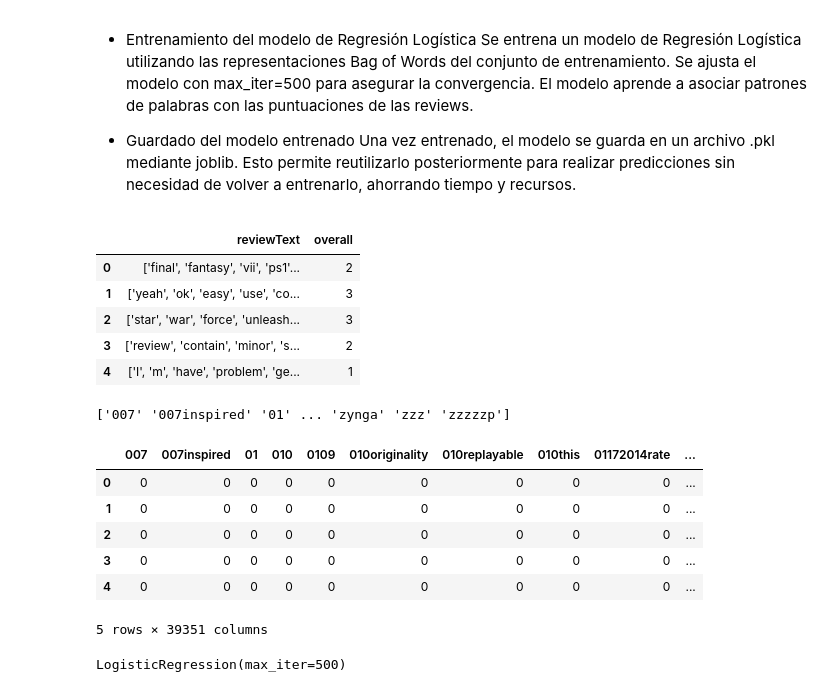
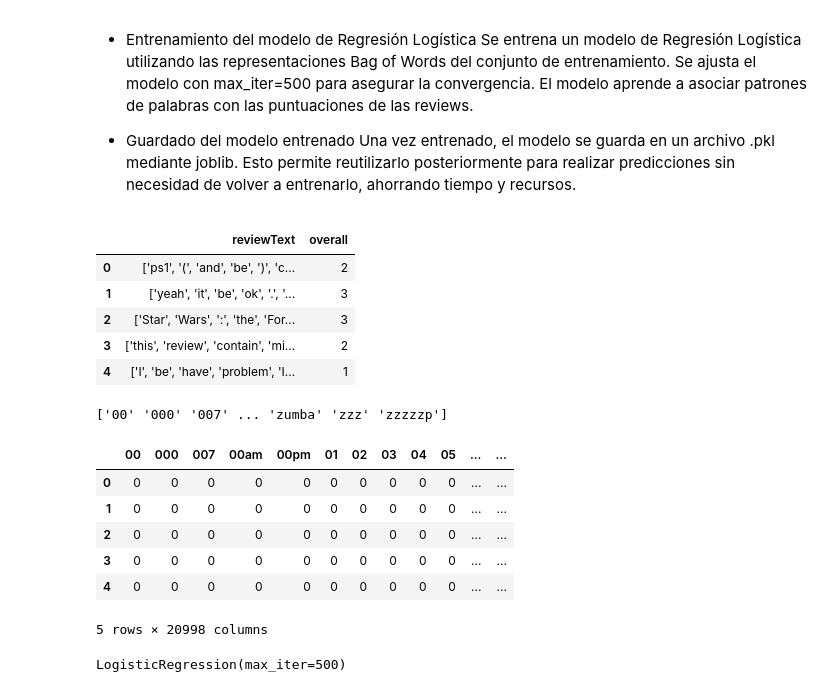
Before and after one commit to Rcerezo-dev/NLP, a Jupyter notebook: 3.0.Division_y_entrenamiento.ipynb, the cells around one changed output. Saved outputs shown, nothing was run; the diff lists cells and outputs as text; code cells hidden in the pictures.

```diff
--- a/3.0.Division_y_entrenamiento.ipynb
+++ b/3.0.Division_y_entrenamiento.ipynb
@@ -377,18 +377,18 @@ Esto permite reutilizarlo posteriormente para realizar predicciones sin necesida
 # %%
 
 # Cargamos el archivo .csv
 import pandas as pd
-path = r'C:\Users\rammu\Documents\projects\NLP_04\práctica\reviews_Video_Games_5_balanced_preprocessed.csv'
+path = r'reviews_Video_Games_5_balanced_preprocessed.csv'
 
 df = pd.read_csv(path)
 df.head()
 # %% [output]
 |  | reviewText | overall |
-| 0 | ['final', 'fantasy', 'vii', 'ps1'... | 2 |
-| 1 | ['yeah', 'ok', 'easy', 'use', 'co... | 3 |
-| 2 | ['star', 'war', 'force', 'unleash... | 3 |
-| 3 | ['review', 'contain', 'minor', 's... | 2 |
-| 4 | ['I', 'm', 'have', 'problem', 'ge... | 1 |
+| 0 | ['ps1', '(', 'and', 'be', ')', 'c... | 2 |
+| 1 | ['yeah', 'it', 'be', 'ok', '.', '... | 3 |
+| 2 | ['Star', 'Wars', ':', 'the', 'For... | 3 |
+| 3 | ['this', 'review', 'contain', 'mi... | 2 |
+| 4 | ['I', 'be', 'have', 'problem', 'I... | 1 |
 # %%
 from sklearn.feature_extraction.text import CountVectorizer
 vectorizer = CountVectorizer()
@@ -396,19 +396,19 @@ X = vectorizer.fit_transform(df['reviewText'])  # matriz dispersa
 # %%
 print(vectorizer.get_feature_names_out())
 # %% [output]
-['007' '007inspired' '01' ... 'zynga' 'zzz' 'zzzzzp']
+['00' '000' '007' ... 'zumba' 'zzz' 'zzzzzp']
 # %%
 import pandas as pd
 doc_term_matrix = pd.DataFrame(X.toarray(), columns=vectorizer.get_feature_names_out())
 doc_term_matrix.head()
 # %% [output]
-|  | 007 | 007inspired | 01 | 010 | 0109 | 010originality | 010replayable | 010this | 01172014rate | ... |
-| 0 | 0 | 0 | 0 | 0 | 0 | 0 | 0 | 0 | 0 | ... |
-| 1 | 0 | 0 | 0 | 0 | 0 | 0 | 0 | 0 | 0 | ... |
-| 2 | 0 | 0 | 0 | 0 | 0 | 0 | 0 | 0 | 0 | ... |
-| 3 | 0 | 0 | 0 | 0 | 0 | 0 | 0 | 0 | 0 | ... |
-| 4 | 0 | 0 | 0 | 0 | 0 | 0 | 0 | 0 | 0 | ... |
+|  | 00 | 000 | 007 | 00am | 00pm | 01 | 02 | 03 | 04 | 05 | ... | ... |
+| 0 | 0 | 0 | 0 | 0 | 0 | 0 | 0 | 0 | 0 | 0 | ... | ... |
+| 1 | 0 | 0 | 0 | 0 | 0 | 0 | 0 | 0 | 0 | 0 | ... | ... |
+| 2 | 0 | 0 | 0 | 0 | 0 | 0 | 0 | 0 | 0 | 0 | ... | ... |
+| 3 | 0 | 0 | 0 | 0 | 0 | 0 | 0 | 0 | 0 | 0 | ... | ... |
+| 4 | 0 | 0 | 0 | 0 | 0 | 0 | 0 | 0 | 0 | 0 | ... | ... |
-5 rows × 39351 columns
+5 rows × 20998 columns
 # %%
 from sklearn.model_selection import train_test_split
 from sklearn.linear_model import LogisticRegression
```
Also changed, not shown: parts of 17 cells of this notebook, 10 other files.
